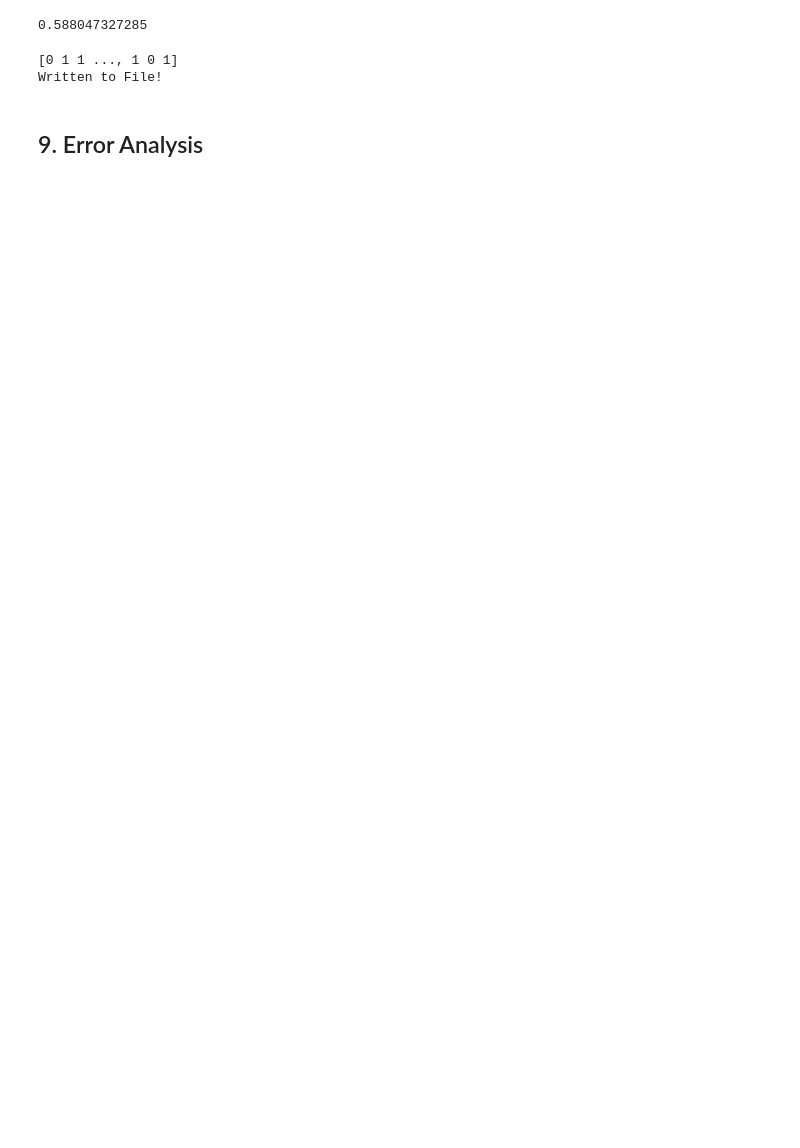
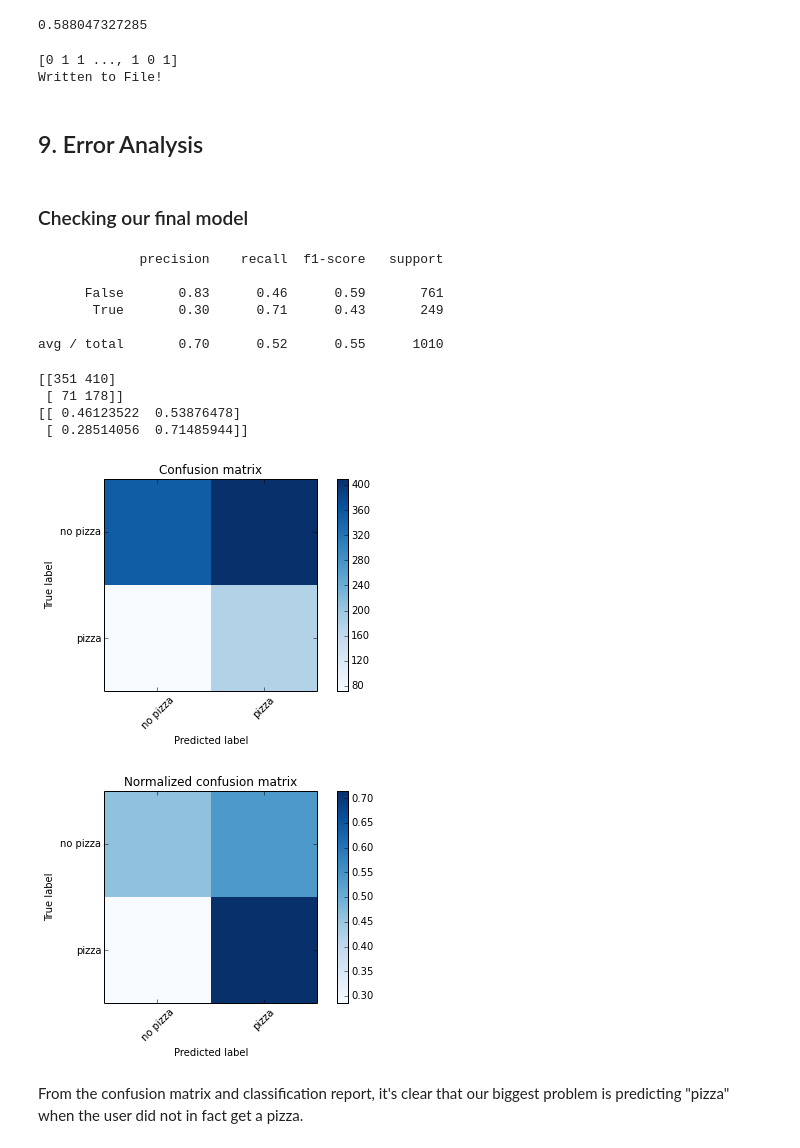
Before and after one commit to mattmag89/randomactsofpizza, a Jupyter notebook: pizza_handler_clean.ipynb, the cells around one changed output. Saved outputs shown, nothing was run; the diff lists cells and outputs as text; code cells hidden in the pictures; blank space fills up the shorter version.

```diff
--- a/pizza_handler_clean.ipynb
+++ b/pizza_handler_clean.ipynb
@@ -596,11 +607,10 @@ examineAugFeatures()
 # %%
 """
-Initiate Feature Engineer and Topic Modellers
+Initiate Topic Modellers
 NOTE: Comment out the TopicModellers if you don't have to recalc them!
 """
-fe = FeatureEngineer()
-developmentTM = TopicModeller(master_data.getTrain(),master_data.getDev()) #Run these once, and once only! Takes about 6 mins.
-finalTM = TopicModeller(master_data.getTrainFull(),master_data.getTest())
+#developmentTM = TopicModeller(master_data.getTrain(),master_data.getDev()) #Run these once, and once only! Takes about 6 mins.
+#finalTM = TopicModeller(master_data.getTrainFull(),master_data.getTest())
 # %% [output]
 Extracting nouns... this may take a few mins
 Nouns extracted in:  141.937766075
@@ -2384,3 +2391,50 @@ Written to File!
 # %% [markdown]
 <a id="part9"></a>
 ## 9. Error Analysis
+# %% [markdown]
+### Checking our final model
+# %%
+model_predict = final_model.getPrediction()
+dev_labels = master_data.dfDev['requester_received_pizza'].values
+# %%
+# A basic classification report
+print classification_report(dev_labels, model_predict)
+# %% [output]
+             precision    recall  f1-score   support
+
+      False       0.83      0.46      0.59       761
+       True       0.30      0.71      0.43       249
+
+avg / total       0.70      0.52      0.55      1010
+# %%
+def plot_confusion_matrix(cm, title='Confusion matrix', cmap=plt.cm.Blues):
+    plt.imshow(cm, interpolation='nearest', cmap=cmap)
+    plt.title(title)
+    plt.colorbar()
+    tick_marks = np.arange(2)
+    plt.xticks(tick_marks, ['no pizza','pizza'], rotation=45)
+    plt.yticks(tick_marks, ['no pizza','pizza'])
+    plt.tight_layout()
+    plt.ylabel('True label')
+    plt.xlabel('Predicted label')
+# %%
+# Confusion Matrix
+# Confusion Matrix
+cm = confusion_matrix(dev_labels,model_predict)
+cm_normalized = cm.astype('float') / cm.sum(axis=1)[:, np.newaxis]
+print(cm)
+print(cm_normalized)
+plt.figure()
+plot_confusion_matrix(cm)
+plt.figure()
+plot_confusion_matrix(cm_normalized, title='Normalized confusion matrix')
+plt.show()
+# %% [output]
+[[351 410]
+ [ 71 178]]
+[[ 0.46123522  0.53876478]
+ [ 0.28514056  0.71485944]]
+[figure, added]
+[figure, added]
+# %% [markdown]
+From the confusion matrix and classification report, it's clear that our biggest problem is predicting "pizza" when the user did not in fact get a pizza.
```
Also changed, not shown: parts of 13 cells of this notebook.
